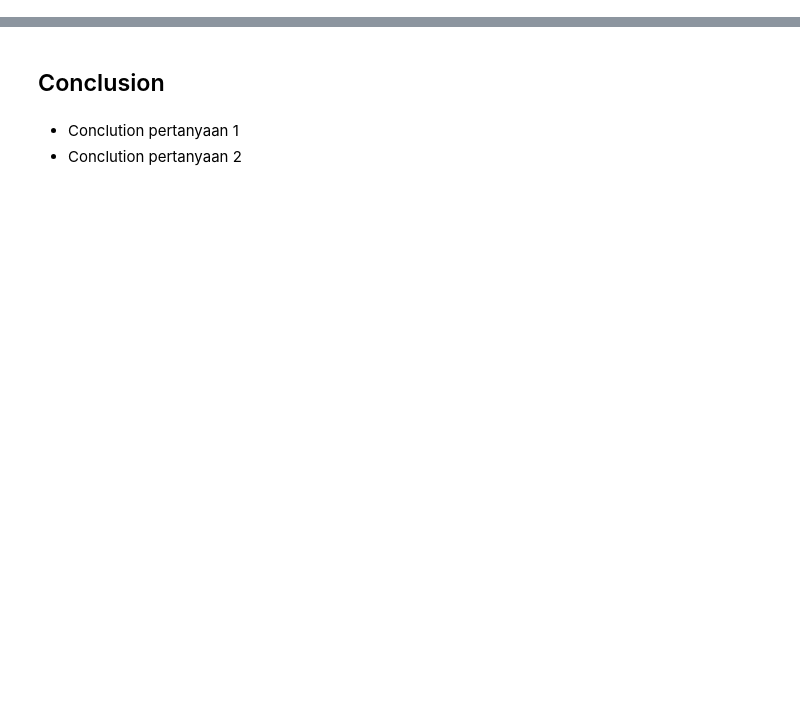
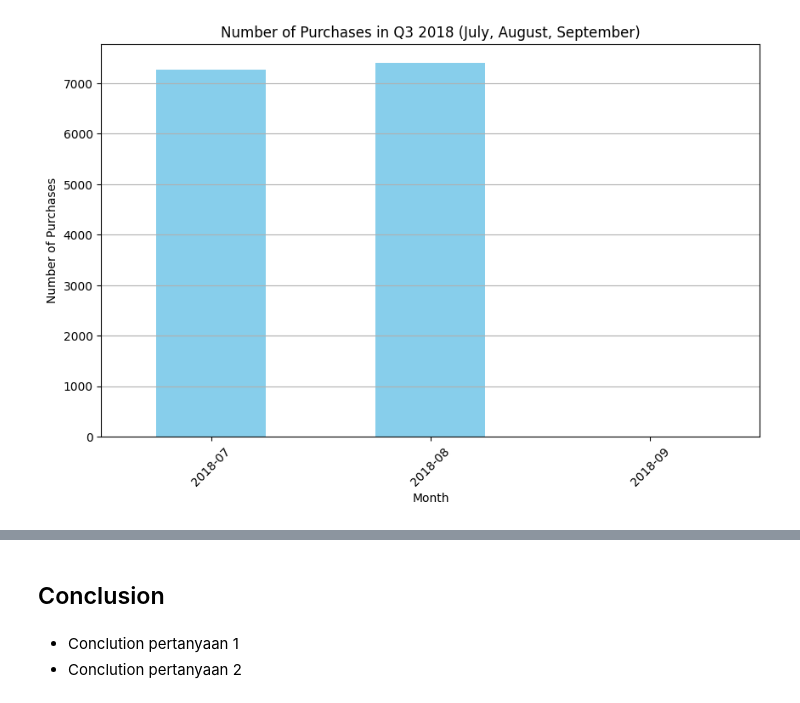
Before and after one commit to RayaSatriatama/E-Commerce_Public_Data_Analysis_Project, a Jupyter notebook: Data_Analysis_Project.ipynb, the cells around one changed output, grey strips where cells are left out. Saved outputs shown, nothing was run; the diff lists cells and outputs as text; code cells hidden in the pictures; blank space fills up the shorter version.

```diff
--- a/Data_Analysis_Project.ipynb
+++ b/Data_Analysis_Project.ipynb
@@ -54,0 +869,13 @@
+# %%
+# Convert 'order_purchase_timestamp' to datetime (if not already done)
+all_df['order_purchase_timestamp'] = pd.to_datetime(all_df['order_purchase_timestamp'], errors='coerce')
+
+# Convert 'order_purchase_timestamp' to a monthly period
+all_df['order_purchase_month'] = all_df['order_purchase_timestamp'].dt.to_period('M')
+
+# Filter for orders in July, August, and September 2018 using the period format
+q3_2018_orders = all_df[all_df['order_purchase_month'].isin(['2018-07', '2018-08', '2018-09'])]
+
+# Ensure the filtered data is correct
+print(f"Number of purchases in July, August, and September 2018: {len(q3_2018_orders)}")
+print(q3_2018_orders[['customer_id', 'order_purchase_timestamp']].head())
@@ -54,0 +887,17 @@
+# %%
+# Display unique years and months in the data to cross-check
+unique_periods = all_df['order_purchase_month'].unique()
+print(f"Unique order months in data: {unique_periods}")
+
+# Try filtering in a more granular way for just the year 2018
+orders_2018 = all_df[all_df['order_purchase_timestamp'].dt.year == 2018]
+print(f"Number of orders in 2018: {len(orders_2018)}")
+
+# Check specific counts for July, August, and September
+orders_july_2018 = orders_2018[orders_2018['order_purchase_timestamp'].dt.month == 7]
+orders_august_2018 = orders_2018[orders_2018['order_purchase_timestamp'].dt.month == 8]
+orders_september_2018 = orders_2018[orders_2018['order_purchase_timestamp'].dt.month == 9]
+
+print(f"Orders in July 2018: {len(orders_july_2018)}")
+print(f"Orders in August 2018: {len(orders_august_2018)}")
+print(f"Orders in September 2018: {len(orders_september_2018)}")
@@ -54,0 +915,17 @@
+# %%
+# Combine the filtered data for July, August, and September 2018
+combined_q3_2018_orders = pd.concat([orders_july_2018, orders_august_2018, orders_september_2018])
+
+# Plot the number of purchases per month
+monthly_orders = combined_q3_2018_orders['order_purchase_month'].value_counts().sort_index()
+
+plt.figure(figsize=(10, 6))
+monthly_orders.plot(kind='bar', color='skyblue')
+plt.xlabel('Month')
+plt.ylabel('Number of Purchases')
+plt.title('Number of Purchases in Q3 2018 (July, August, September)')
+plt.xticks(rotation=45)
+plt.grid(axis='y')
+plt.show()
+# %% [output]
+[figure, added]
```
Also changed, not shown: parts of 112 cells of this notebook, 11 other files.
